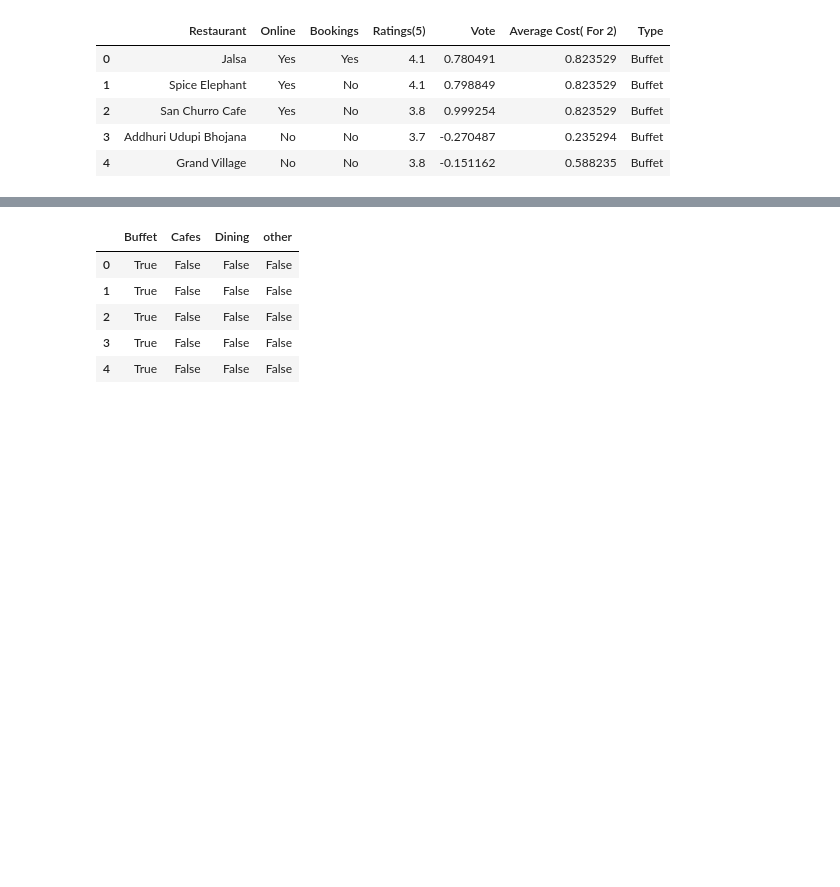
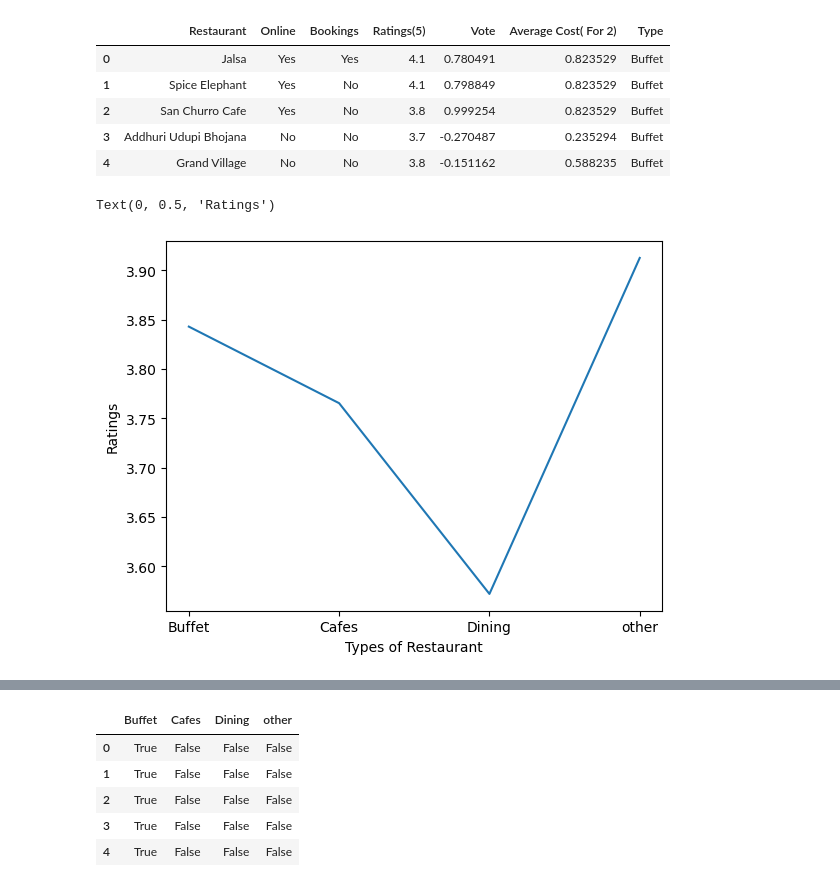
Before and after one commit to mynkchn/Drive-Into-Analysis, a Jupyter notebook: Zomato Data Analysis/zomato_data_analysis.ipynb, the cells around one changed output, grey strips where cells are left out. Cells and saved outputs as stored; diff of their text form; code cells hidden in the pictures; blank space fills up the shorter version.

Commit message:
updated with some cool visualisation

```diff
--- a/Zomato Data Analysis/zomato_data_analysis.ipynb
+++ b/Zomato Data Analysis/zomato_data_analysis.ipynb
@@ -161,3 +161,11 @@ df.head(5)
 | 2 | San Churro Cafe | Yes | No | 3.8 | 0.999254 | 0.823529 | Buffet |
 | 3 | Addhuri Udupi Bhojana | No | No | 3.7 | -0.270487 | 0.235294 | Buffet |
 | 4 | Grand Village | No | No | 3.8 | -0.151162 | 0.588235 | Buffet |
+# %%
+dataa=df.groupby('Type')['Ratings(5)'].mean()
+plt.plot(dataa)
+plt.xlabel('Types of Restaurant')
+plt.ylabel('Ratings')
+# %% [output]
+Text(0, 0.5, 'Ratings')
+[figure, added]
```
Also changed, not shown: parts of 11 cells of this notebook, 2 other files.
